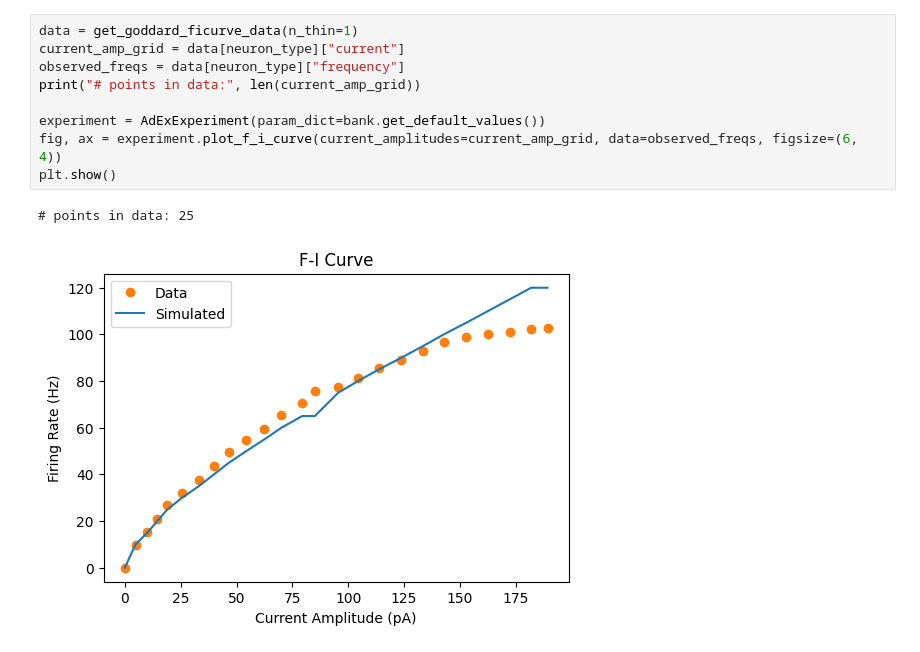
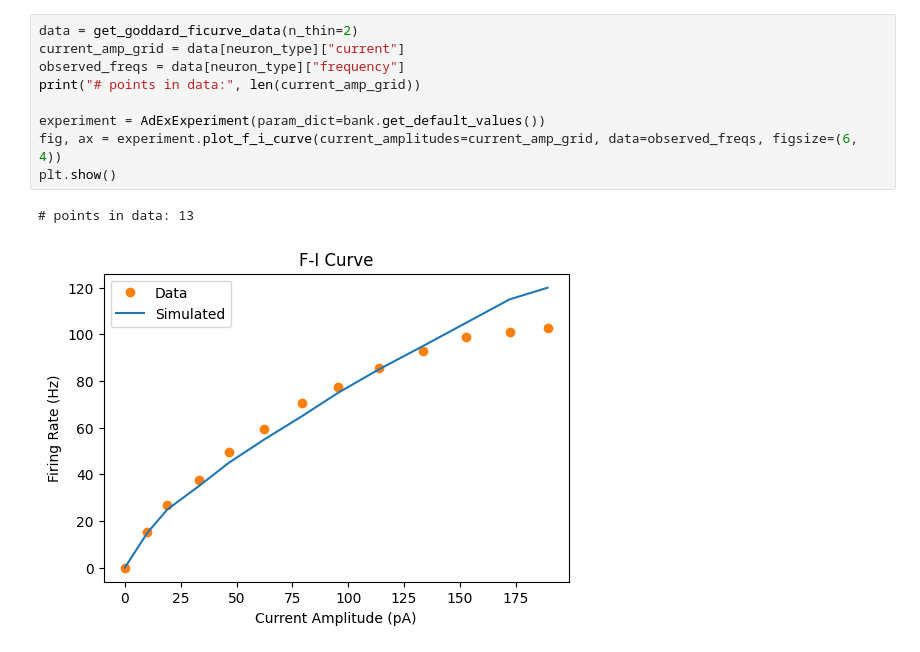
Before and after one commit to jmrfox/neuron_fitting, a Jupyter notebook: adexlif_ot_ficurve/notebooks/adexlif_example.ipynb, the cells around one changed output. Saved outputs shown, nothing was run; the diff lists cells and outputs as text.

```diff
--- a/adexlif_ot_ficurve/notebooks/adexlif_example.ipynb
+++ b/adexlif_ot_ficurve/notebooks/adexlif_example.ipynb
@@ -66,12 +59,12 @@ dtype: float64)
 # %%
-data = get_goddard_ficurve_data(n_thin=1)
+data = get_goddard_ficurve_data(n_thin=2)
 current_amp_grid = data[neuron_type]["current"]
 observed_freqs = data[neuron_type]["frequency"]
 print("# points in data:", len(current_amp_grid))
 
 experiment = AdExExperiment(param_dict=bank.get_default_values())
 fig, ax = experiment.plot_f_i_curve(current_amplitudes=current_amp_grid, data=observed_freqs, figsize=(6, 4))
 plt.show()
 # %% [output]
-# points in data: 25
+# points in data: 13
-[figure, old version]
+[figure, new version]
```
Also changed, not shown: parts of 2 cells of this notebook.
